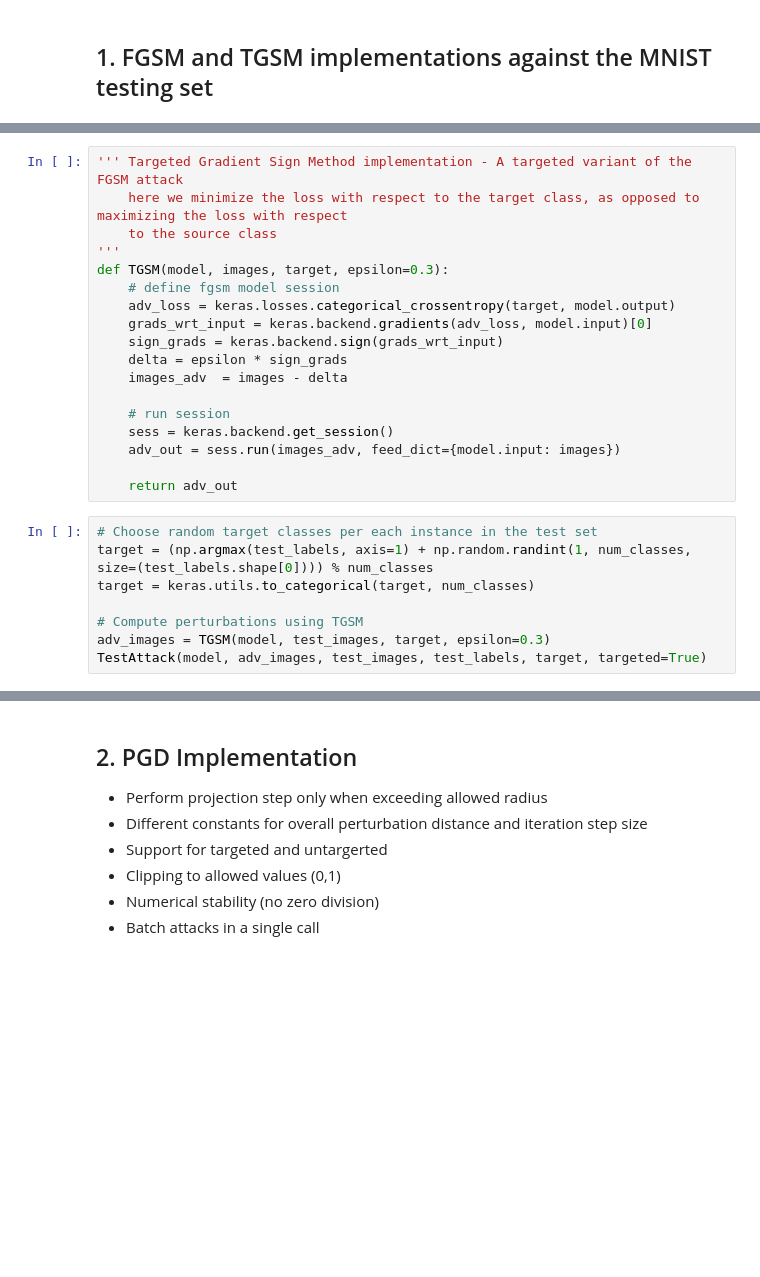
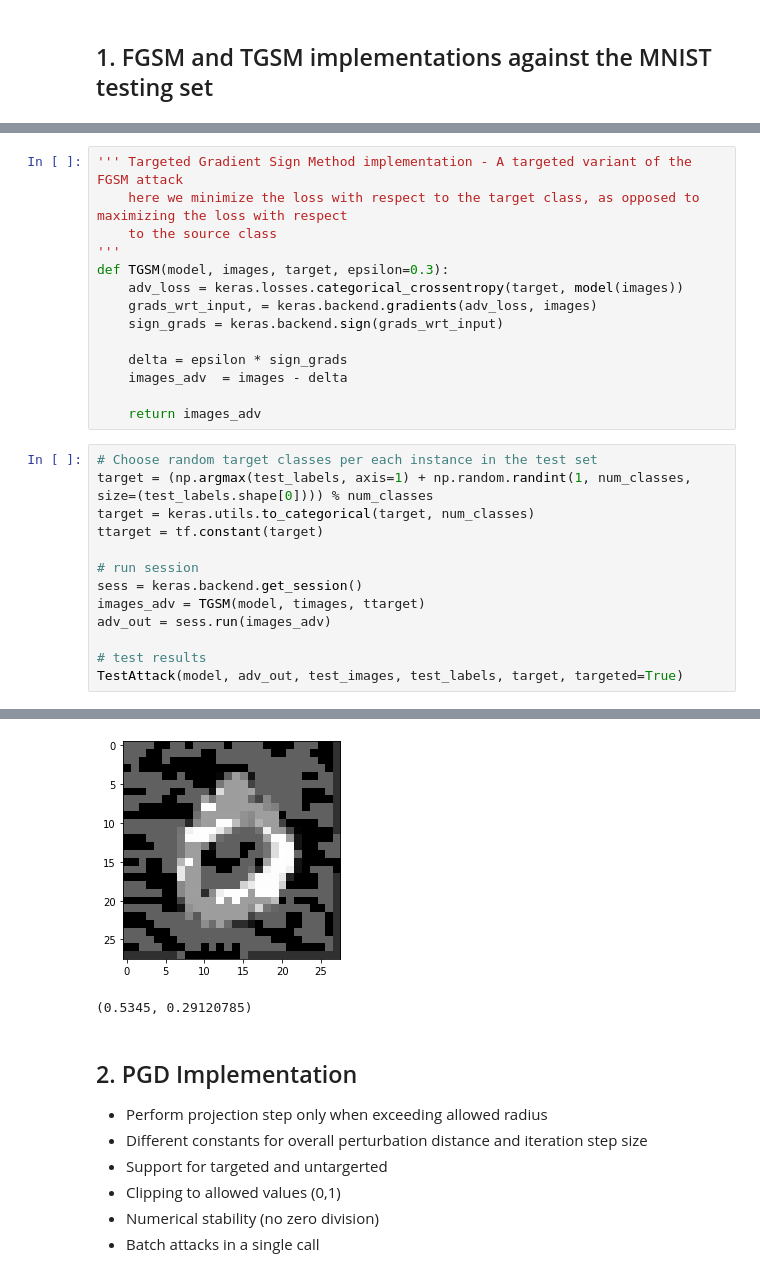
Before and after one commit to idocal/adversarial, a Jupyter notebook: adversarial_1.ipynb, the cells around one changed output, grey strips where cells are left out. Drawn from its saved outputs; the diff is of its cells as text; blank space fills up the shorter version.

```diff
--- a/adversarial_1.ipynb
+++ b/adversarial_1.ipynb
@@ -152,23 +181,25 @@ TestAttack(model, adv_images, test_images, test_labels, targeted=False)
     to the source class
 '''
 def TGSM(model, images, target, epsilon=0.3):
-    # define fgsm model session
-    adv_loss = keras.losses.categorical_crossentropy(target, model.output)
-    grads_wrt_input = keras.backend.gradients(adv_loss, model.input)[0]
+    adv_loss = keras.losses.categorical_crossentropy(target, model(images))
+    grads_wrt_input, = keras.backend.gradients(adv_loss, images)
     sign_grads = keras.backend.sign(grads_wrt_input)
+
     delta = epsilon * sign_grads
     images_adv  = images - delta
 
-    # run session
-    sess = keras.backend.get_session()
-    adv_out = sess.run(images_adv, feed_dict={model.input: images})
-
-    return adv_out
+    return images_adv
 # %%
 # Choose random target classes per each instance in the test set
 target = (np.argmax(test_labels, axis=1) + np.random.randint(1, num_classes, size=(test_labels.shape[0]))) % num_classes
 target = keras.utils.to_categorical(target, num_classes)
+ttarget = tf.constant(target)
 
-# Compute perturbations using TGSM
-adv_images = TGSM(model, test_images, target, epsilon=0.3)
-TestAttack(model, adv_images, test_images, test_labels, target, targeted=True)
+# run session
+sess = keras.backend.get_session()
+images_adv = TGSM(model, timages, ttarget)
+adv_out = sess.run(images_adv)
+
+# test results
+TestAttack(model, adv_out, test_images, test_labels, target, targeted=True)
+# %% [output]
@@ -175,3 +211,5 @@ TestAttack(model, adv_images, test_images, test_labels, target, targeted=True)
+[figure, added]
+(0.5345, 0.29120785)
 # %% [markdown]
 ## 2. PGD Implementation
 
```
Also changed, not shown: parts of 19 cells of this notebook.
